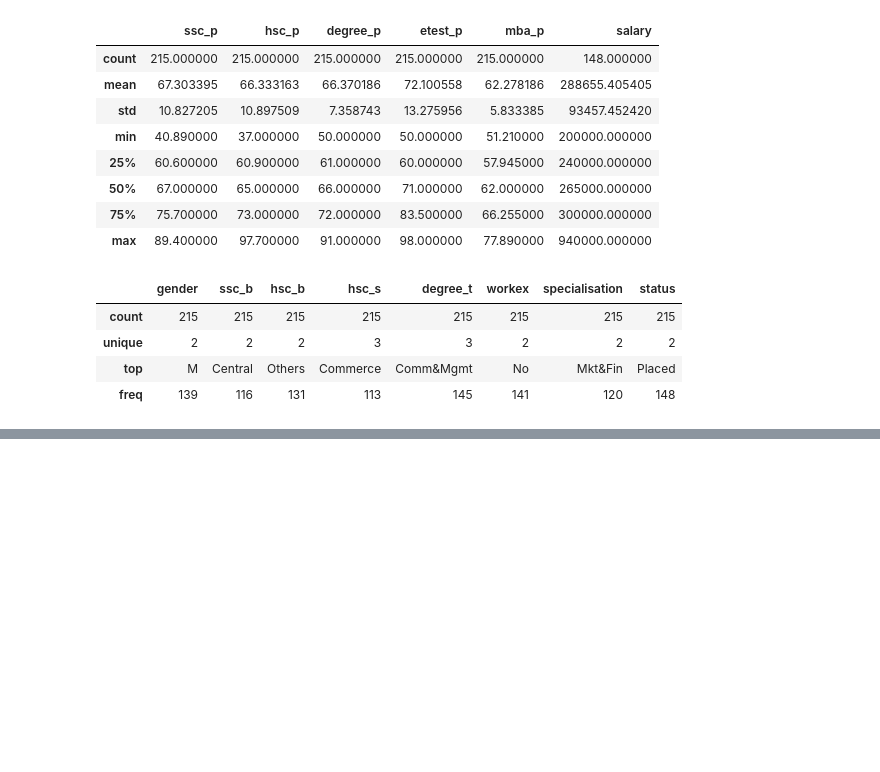
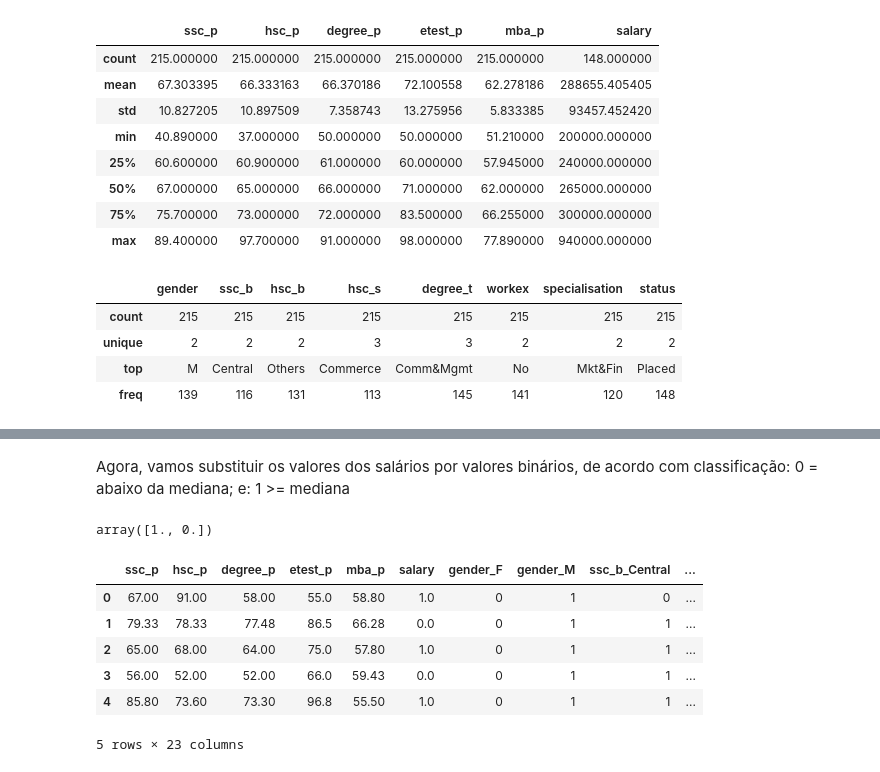
Before and after one commit to fernandovieira1/PracticalMachineLearningWithRandPython, a Jupyter notebook: Chapter4-RegressionofAContinuousVariable/knn_porFora.ipynb, the cells around one changed output, grey strips where cells are left out. Cells and saved outputs as stored; diff of their text form; code cells hidden in the pictures; blank space fills up the shorter version.

```diff
--- a/Chapter4-RegressionofAContinuousVariable/knn_porFora.ipynb
+++ b/Chapter4-RegressionofAContinuousVariable/knn_porFora.ipynb
@@ -107,0 +132,2 @@ df.describe(include=["object"])
+# %% [markdown]
+Agora, vamos substituir os valores dos salários por valores binários, de acordo com classificação: 0 = abaixo da mediana; e: 1 >= mediana
@@ -107,0 +137,15 @@ df.describe(include=["object"])
+# %%
+df["salary"].unique()
+# %% [output]
+array([1., 0.])
+# %%
+df_dummy = pd.get_dummies(df)
+df_dummy.head()
+# %% [output]
+|  | ssc_p | hsc_p | degree_p | etest_p | mba_p | salary | gender_F | gender_M | ssc_b_Central | ... |
+| 0 | 67.00 | 91.00 | 58.00 | 55.0 | 58.80 | 1.0 | 0 | 1 | 0 | ... |
+| 1 | 79.33 | 78.33 | 77.48 | 86.5 | 66.28 | 0.0 | 0 | 1 | 1 | ... |
+| 2 | 65.00 | 68.00 | 64.00 | 75.0 | 57.80 | 1.0 | 0 | 1 | 1 | ... |
+| 3 | 56.00 | 52.00 | 52.00 | 66.0 | 59.43 | 0.0 | 0 | 1 | 1 | ... |
+| 4 | 85.80 | 73.60 | 73.30 | 96.8 | 55.50 | 1.0 | 0 | 1 | 1 | ... |
+5 rows × 23 columns
```
Also changed, not shown: parts of 13 cells of this notebook.
